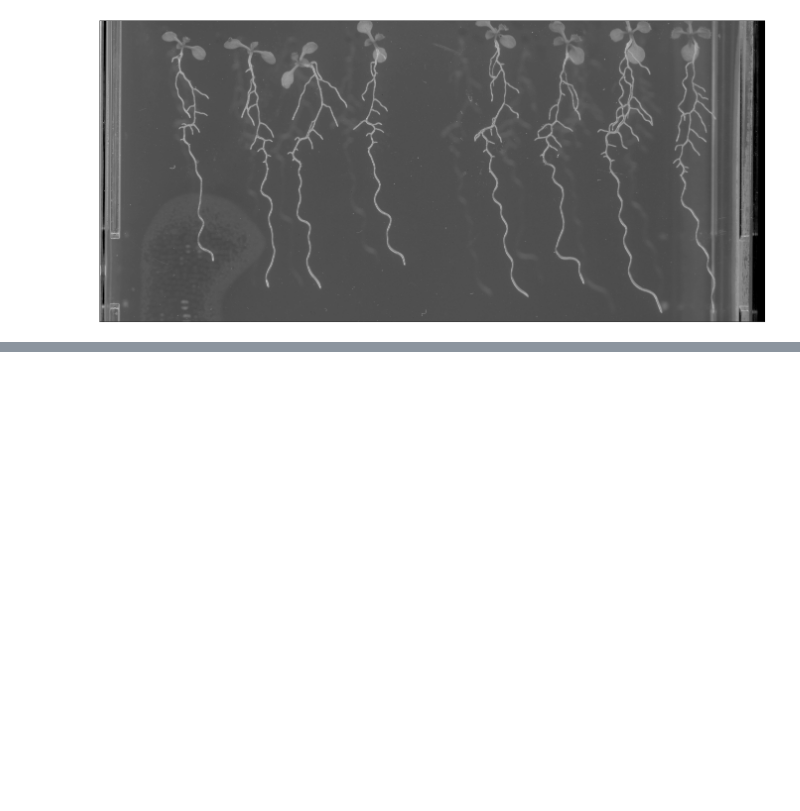
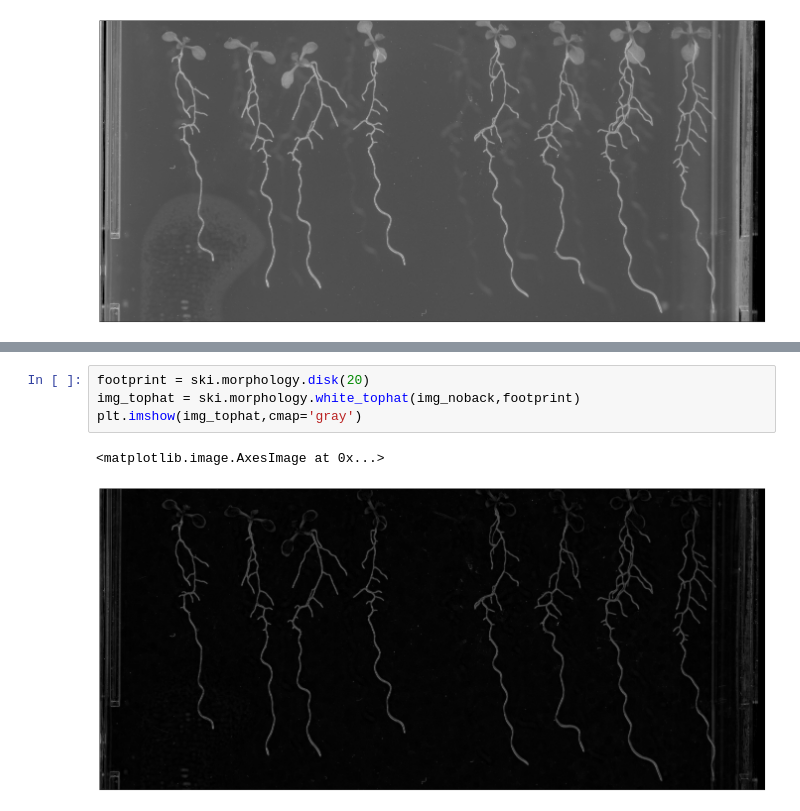
Before and after one commit to oboril/roots_segmentation, a Jupyter notebook: image_segmentation_2.ipynb, the cells around one changed output, grey strips where cells are left out. Cells and saved outputs as stored; diff of their text form; blank space fills up the shorter version.

```diff
--- a/image_segmentation_2.ipynb
+++ b/image_segmentation_2.ipynb
@@ -34,0 +41,7 @@ plt.imshow(img_tophat,cmap='gray')
+# %%
+footprint = ski.morphology.disk(20)
+img_tophat = ski.morphology.white_tophat(img_noback,footprint)
+plt.imshow(img_tophat,cmap='gray')
+# %% [output]
+<matplotlib.image.AxesImage at 0x...>
+[figure, added]
```
Also changed, not shown: parts of 4 cells of this notebook.
